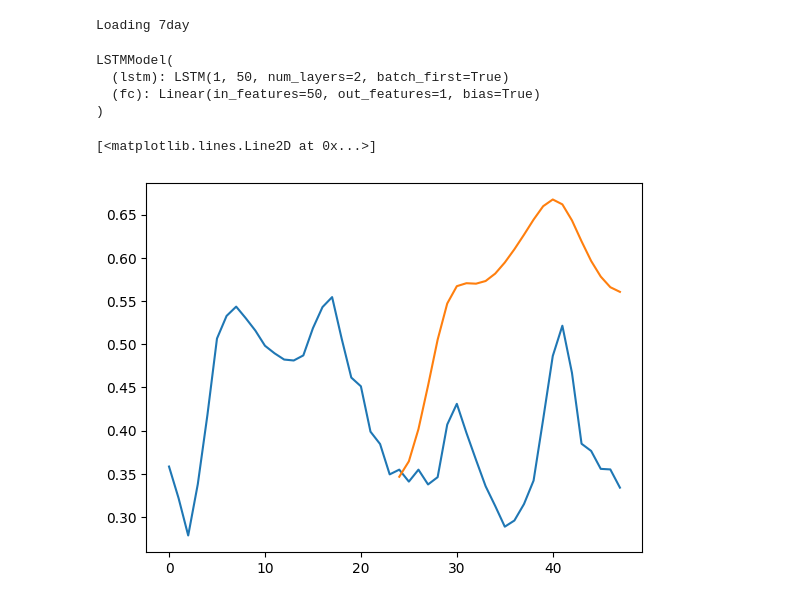
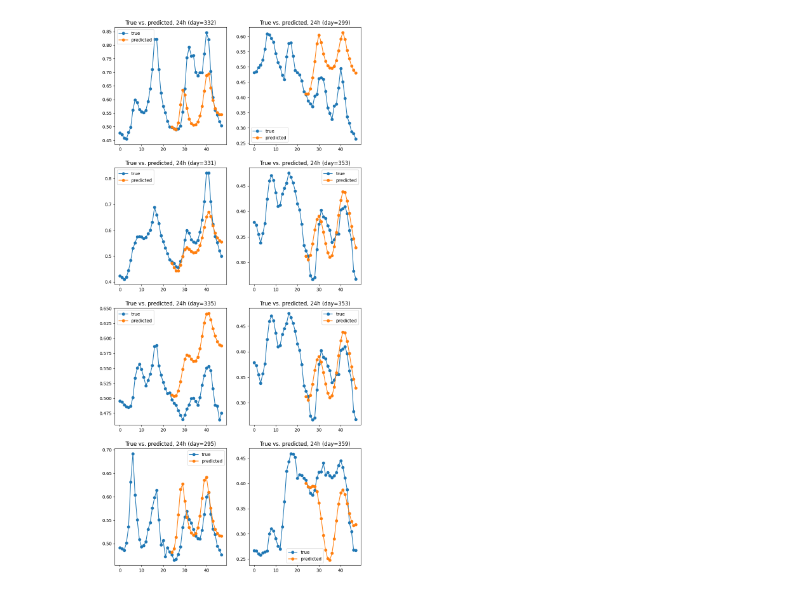
Before and after one commit to datriever/data, a Jupyter notebook: train/single-step/daily.ipynb, the cells around one changed output. Saved outputs shown, nothing was run; the diff lists cells and outputs as text; code cells hidden in the pictures.

```diff
--- a/train/single-step/daily.ipynb
+++ b/train/single-step/daily.ipynb
@@ -101,7 +106,10 @@ opt = optim.Adam(model.parameters(), lr=0.001)
 RUN_NAME = 'daily'
 os.makedirs(f'checkpoints/{RUN_NAME}', exist_ok=True)
 
-for epoch in range(50):
+epoch_train_losses = []
+epoch_test_losses = []
+
+for epoch in range(250):
   n = len(train_loader)
   model.train()
   losses = []
@@ -111,6 +119,7 @@ for epoch in range(50):
     losses.append(loss)
 
   train_loss = torch.tensor(losses).mean().item()
+  epoch_train_losses.append(train_loss)
 
   losses = []
   n = len(test_loader)
@@ -120,5 +129,6 @@ for epoch in range(50):
     losses.append(loss)
 
   test_loss = torch.tensor(losses).mean().item()
+  epoch_test_losses.append(test_loss)
   print(f'\rEpoch {epoch+1}, train_loss={train_loss:.6f}, test_loss={test_loss:.6f}' + ' '*80)
   torch.save(model.state_dict(), f'checkpoints/{RUN_NAME}/{epoch+1}.pth')
@@ -143,3 +135,9 @@ Epoch 50, train_loss=0.000679, test_loss=0.000397
+# %%
+start = 25
+plt.plot(epoch_train_losses[start:], label='train')
+plt.plot(epoch_test_losses[start:], label='test')
+plt.title(f'{RUN_NAME.capitalize()}: Train vs. Test Loss (starting from epoch 25)')
+plt.legend()
 # %%
 def generate(model: LSTMModel, input: Tensor, steps: int):
   """Generate `steps` predictions by feeding the model outputs as inputs in the next step.
@@ -152,7 +150,7 @@ def generate(model: LSTMModel, input: Tensor, steps: int):
 
   for _ in range(steps):
     with torch.no_grad():
-      output: Tensor = model(input_seq[None, ...])
+      output: Tensor = model(input_seq[None, ...]).cpu()
       preds.append(output.item())
       input_seq = torch.cat((input_seq[1:], output), 0)
 
@@ -160,21 +158,26 @@ def generate(model: LSTMModel, input: Tensor, steps: int):
 
 
 print(f'Loading {RUN_NAME}')
-model.load_state_dict(torch.load(f'checkpoints/{RUN_NAME}/47.pth', weights_only=True))
+model.load_state_dict(torch.load(f'checkpoints/{RUN_NAME}/250.pth', weights_only=True))
 model.eval()
-# %% [output]
-Loading 7day
-LSTMModel(
-  (lstm): LSTM(1, 50, num_layers=2, batch_first=True)
-  (fc): Linear(in_features=50, out_features=1, bias=True)
-)
-# %%
-pred_steps = 24
-inp = torch.tensor(test_data[:SEQ_LEN], dtype=torch.float32)
-preds = generate(model, inp, pred_steps)
-
-plt.plot(test_data[:SEQ_LEN+pred_steps], label='true')
-plt.plot(np.arange(SEQ_LEN, SEQ_LEN+pred_steps), preds, label='predicted')
-# %% [output]
-[<matplotlib.lines.Line2D at 0x...>]
-[figure, removed]
+# %%
+train_days = len(train_data)//24
+test_days = len(test_data)//24
+days = np.random.randint(0, test_days-1, 8)
+
+fig, ax = plt.subplots(4, 2, figsize=(10, 22))
+
+for i, day in enumerate(days):
+  start = day*24
+  input_len = 24
+  pred_steps = 24
+  inp = torch.tensor(test_data[start:start+input_len], dtype=torch.float32)
+  preds = generate(model, inp, pred_steps)
+
+  p: plt.Axes = ax[i//2, i%2]
+  p.plot(test_data[start:start+input_len+pred_steps], '-o', label='true')
+  p.plot(np.arange(input_len, input_len+pred_steps), preds, '-o', label='predicted')
+  p.set_title(f'True vs. predicted, 24h (day={train_days+day})')
+  p.legend()
+# %% [output]
+[figure, added]
```
Also changed, not shown: parts of 4 cells of this notebook, 6 other files.
